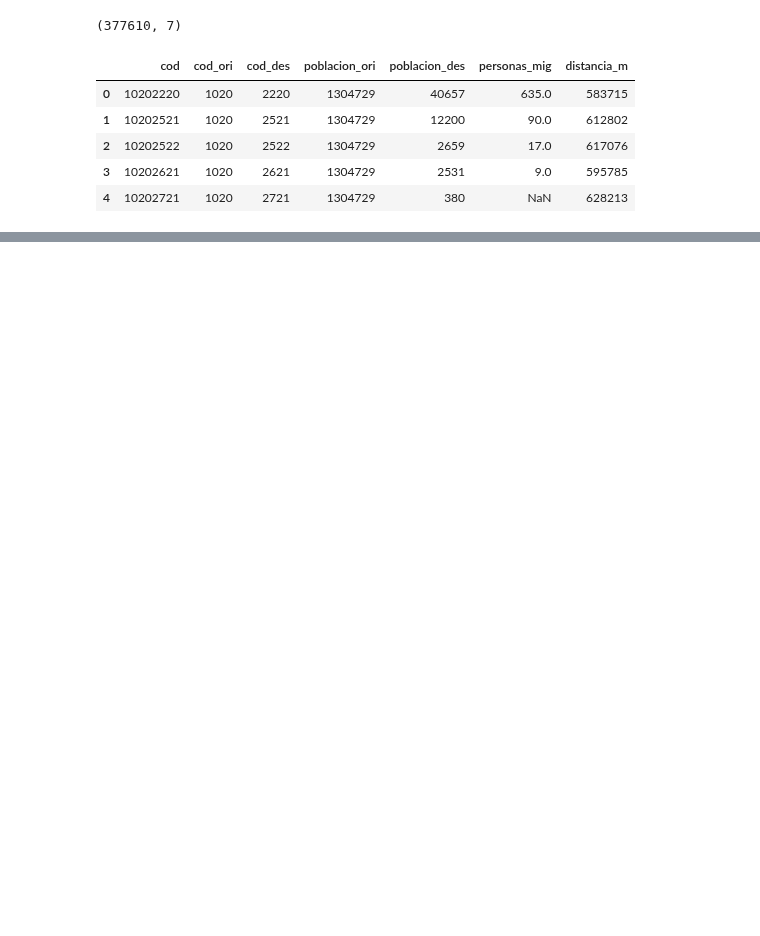
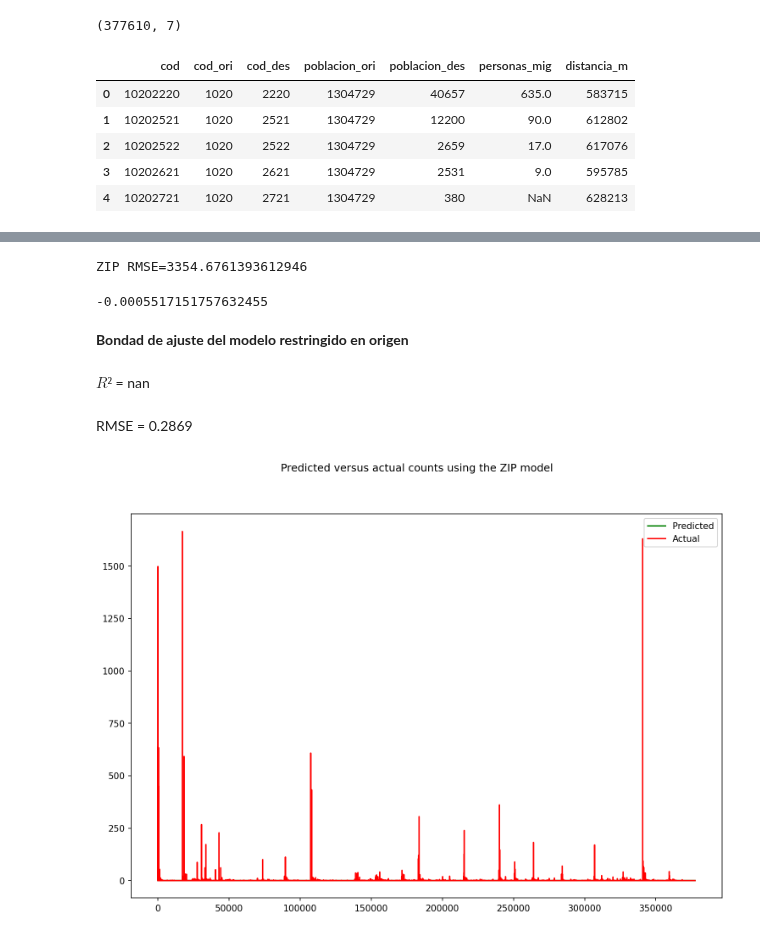
Before and after one commit to guillermodangelo/tesis, a Jupyter notebook: 07-MIE-localidades-zero_inflated.ipynb, the cells around one changed output, grey strips where cells are left out. Cells and saved outputs as stored; diff of their text form; code cells hidden in the pictures; blank space fills up the shorter version.

```diff
--- a/07-MIE-localidades-zero_inflated.ipynb
+++ b/07-MIE-localidades-zero_inflated.ipynb
@@ -82,8 +66,12 @@ flujos_loc.head()
+# %%
+# reemplaza NaNs de personas migrantes
+flujos_loc.loc[flujos_loc.personas_mig.isna(), 'personas_mig'] = 0
+flujos_loc['personas_mig'] = flujos_loc['personas_mig'].astype(int)
 # %%
 # convierte códigos a string para ser correctamente interpretados por el modelo
-flujos_loc['cod_ori'] = flujos_loc['cod_ori'].astype(str)
-flujos_loc['cod_des'] = flujos_loc['cod_des'].astype(str)
+# flujos_loc['cod_ori'] = flujos_loc['cod_ori'].astype(str)
+# flujos_loc['cod_des'] = flujos_loc['cod_des'].astype(str)
 
-flujos_loc_oc = flujos_loc
+# flujos_loc_oc = flujos_loc
 
-flujos_loc_oc.head()
+# flujos_loc_oc.head()
@@ -96,0 +90,8 @@ flujos_loc_oc.head()
+# %%
+expr = "personas_mig ~ cod_ori + np.log(distancia_m) -1"
+
+mask = np.random.rand(len(df)) < 0.8
+df_train = df[mask]
+df_test = df[~mask]
+print('Training data set length='+str(len(df_train)))
+print('Testing data set length='+str(len(df_test)))
@@ -96,0 +133,8 @@ flujos_loc_oc.head()
+# %%
+print('ZIP RMSE='+str(
+    np.sqrt(
+        np.sum(
+            np.power(
+                np.subtract(predicted_counts,actual_counts),2)))))
+# %% [output]
+ZIP RMSE=3354.6761393612946
@@ -97,44 +155,29 @@ flujos_loc_oc.head()
+# %%
+coefficient_of_dermination
+# %% [output]
+-0.0005517151757632455
+# %%
+printmd('**Bondad de ajuste del modelo restringido en origen**')
+
+printmd("$R²$ = " + round(calcR2(predicted_counts, actual_counts), 4).astype(str))
+
+printmd("RMSE = " + round(calcRMSE(predicted_counts, actual_counts), 4).astype(str))
+# %% [output]
+**Bondad de ajuste del modelo restringido en origen**
+$R²$ = nan
+RMSE = 0.2869
 # %%
-#zero inflated
-from patsy import dmatrices
-
-
-df = flujos_loc
-
-expr = "personas_mig ~ cod_ori + log_dist -1"
-
-mask = np.random.rand(len(df)) < 0.8
-df_train = df[mask]
-df_test = df[~mask]
-print('Training data set length='+str(len(df_train)))
-print('Testing data set length='+str(len(df_test)))
-
-
-y_train, X_train = dmatrices(expr, df_train, return_type='dataframe')
-y_test, X_test = dmatrices(expr, df_test, return_type='dataframe')
-
-zip_training_results = sm.ZeroInflatedPoisson(endog=y_train, exog=X_train, exog_infl=X_train, inflation='logit').fit()
-
-zip_training_results.summary()
-
-zip_predictions = zip_training_results.predict(X_test,exog_infl=X_test)
-
-predicted_counts=np.round(zip_predictions)
-
-actual_counts = y_test['personas_mig']
-
-print('ZIP RMSE='+str(np.sqrt(np.sum(np.power(np.subtract(predicted_counts,actual_counts),2)))))
-
-
-
+# gráfica
 fig = plt.figure(figsize=(12, 8), dpi=150)
 
 fig.suptitle('Predicted versus actual counts using the ZIP model')
 
 predicted, = plt.plot(X_test.index, predicted_counts, 'g', label='Predicted')
 
 actual, = plt.plot(X_test.index, actual_counts, 'r', label='Actual')
 
 plt.legend(handles=[predicted, actual])
 
 plt.show()
+# %% [output]
+[figure, added]
```
Also changed, not shown: parts of 13 cells of this notebook, 2 other files.
